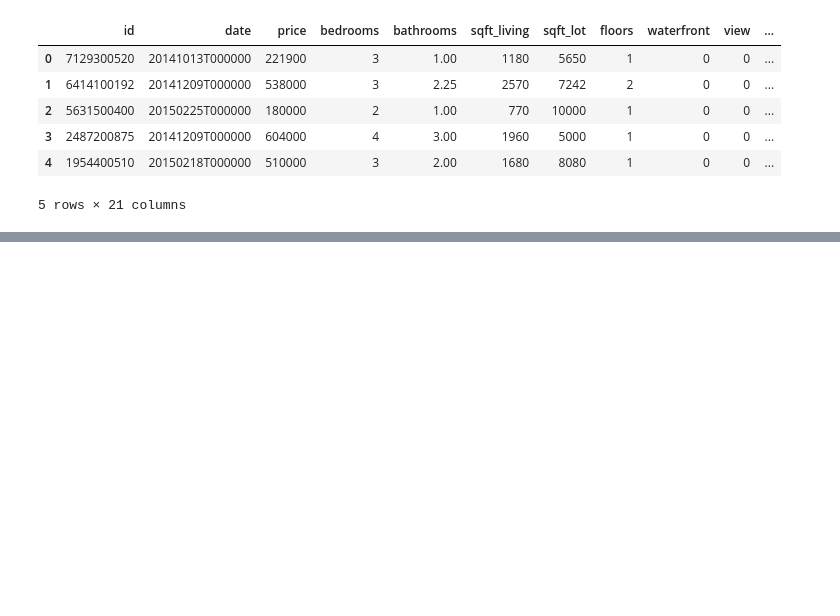
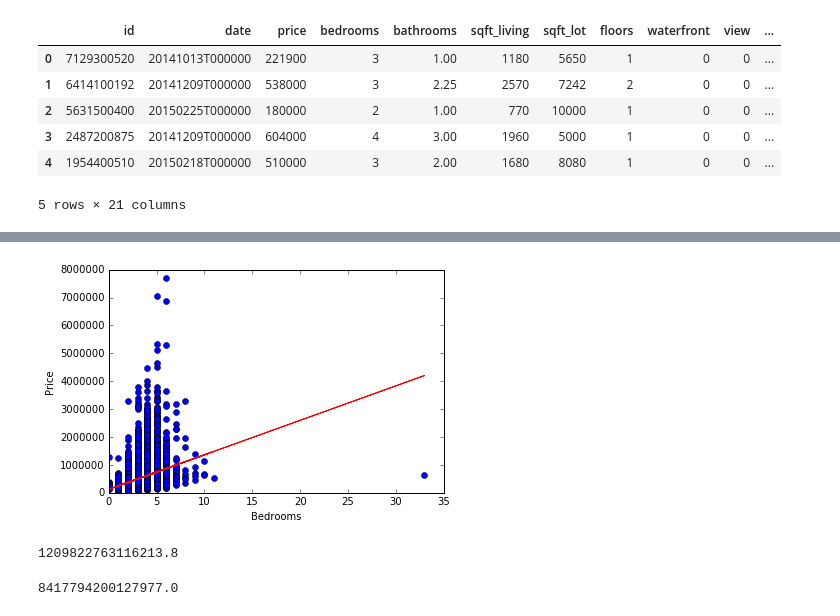
Before and after one commit to damiansp/ML, a Jupyter notebook: python/using_sklearn/regression/01_phillyCrime_simpleRegressionDemo.ipynb, the cells around one changed output, grey strips where cells are left out. Drawn from its saved outputs; the diff is of its cells as text; code cells hidden in the pictures; blank space fills up the shorter version.

```diff
--- a/python/using_sklearn/regression/01_phillyCrime_simpleRegressionDemo.ipynb
+++ b/python/using_sklearn/regression/01_phillyCrime_simpleRegressionDemo.ipynb
@@ -96,10 +96,8 @@ y = sales['price']
 (X_train, X_test, y_train, y_test) = train_test_split(X, y, test_size = 0.2, random_state = 0)
 # %%
 def single_predictor_lr(data, feature, response):
-    feature = 'sqft_living'
+    X = data.ix[:, feature].reshape(-1, 1)
     lr = LinearRegression()
-    X = X_train.iloc[:, feature]
     lr.fit(X, response)
-    (intercept, slope) = [lr.intercept, lr.coef_[0]]
-    return (intercept, slope)
+    return (lr)
 # %%
@@ -109,0 +164,18 @@ ValueError: Location based indexing can only have [integer, integer slice (START
+# %%
+fitted_sk = [bedroom_mod.predict(point) for point in X_train['bedrooms']]
+plt.plot(X_train['bedrooms'], y_train, 'o',
+         X_train['bedrooms'], fitted_sk, 'r-');
+plt.xlabel('Bedrooms');
+plt.ylabel('Price');
+# %% [output]
+[figure, added]
+# %%
+rss_sqft = get_rss(X_train['sqft_living'], y_train, sqft_coefs[0], sqft_coefs[1])
+rss_sqft
+# %% [output]
+1209822763116213.8
+# %%
+rss_bedroom = get_rss(X_train['bedrooms'], y_train, sqft_coefs[0], sqft_coefs[1])
+rss_bedroom
+# %% [output]
+8417794200127977.0
```
Also changed, not shown: parts of 10 cells of this notebook.
